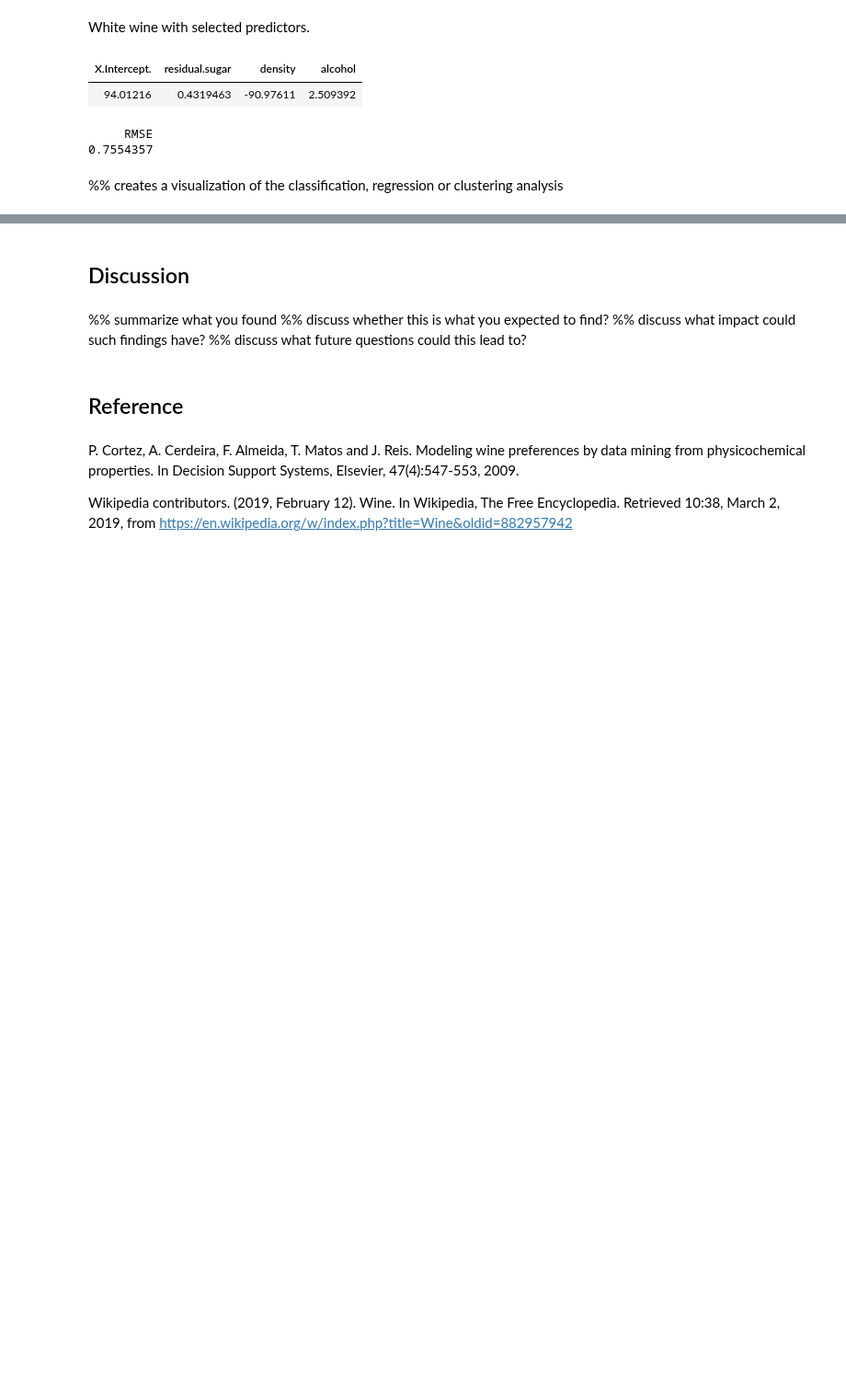
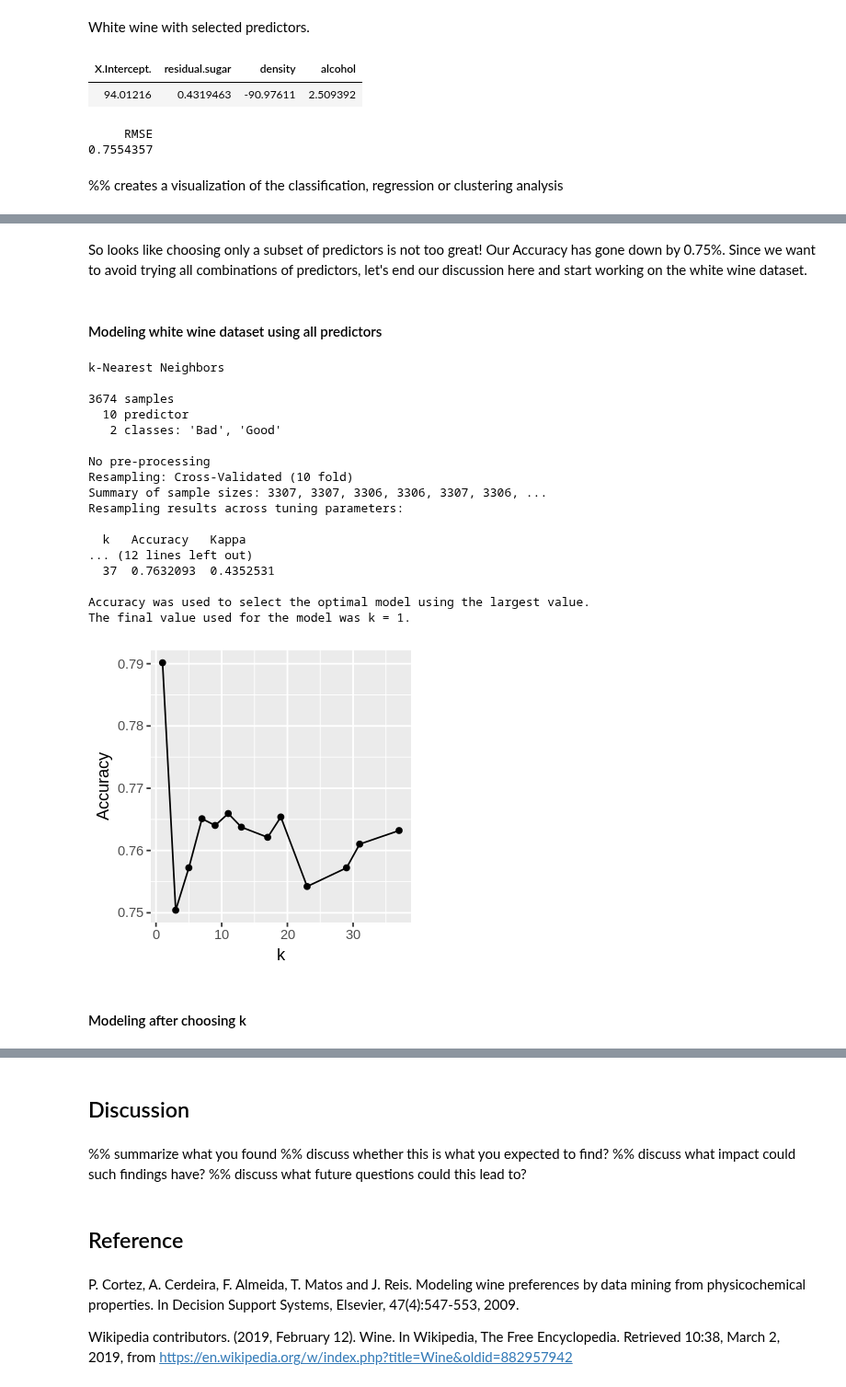
Before and after one commit to ivan-fediaev/DSCI-project, a Jupyter notebook: Project_Template_Latest.ipynb, the cells around one changed output, grey strips where cells are left out. Shown at 92% size. Drawn from its saved outputs; the diff is of its cells as text; code cells hidden in the pictures; blank space fills up the shorter version.

```diff
--- a/Project_Template_Latest.ipynb
+++ b/Project_Template_Latest.ipynb
@@ -1327,0 +1528,9 @@ lm_rmspe_w
+# %%
+k = data.frame(k = 21)
+model_knn <- train(x = red_X_train, y = red_Y_train, method = "knn", tuneGrid = k)
+model_knn
+
+red_Y_test_predicted <- predict(object = model_knn, red_X_test)
+
+model_quality <- confusionMatrix(data = red_Y_test_predicted, reference = red_Y_test)
+model_quality$overall[1]
@@ -1327,0 +1555,59 @@ lm_rmspe_w
+# %% [markdown]
+So looks like choosing only a subset of predictors is not too great! Our Accuracy has gone down by 0.75%. Since we want to avoid trying all combinations of predictors, let's end our discussion here and start working on the white wine dataset.
+# %% [markdown]
+#### Modeling white wine dataset using all predictors
+# %%
+# fixed.acidity, pH
+white_scaled_data <- white_data %>%
+    select(-class) %>% map_df(scale) %>% # scale everything but class
+    mutate(class = white_data$class) # add class back to dataset
+
+# Setting up training and testing Data for Red Wine
+set.seed(1234)
+training_rows_white <- white_scaled_data %>%
+  select(class) %>%
+  unlist() %>% # converts Class from a tibble to a vector
+  createDataPartition(p = 0.75, list = FALSE)
+
+training_set_white <- white_scaled_data %>% slice(training_rows_white)
+testing_set_white <- white_scaled_data %>% slice(-training_rows_white)
+
+white_X_train<-training_set_white %>% select(-class) %>% as.data.frame()
+white_Y_train<-training_set_white %>% select(class) %>% unlist()
+white_X_test<-testing_set_white %>% select(-class) %>% as.data.frame()
+white_Y_test<-testing_set_white %>% select(class) %>% unlist()
+
+# Determining k for knn
+ks <- data.frame(k=c(1,3,5,7,9,11,13,17,19,23,29,31,37))
+train_control <- trainControl(method="cv", number=10)
+set.seed(1234)
+choose_k <- train(x = white_X_train, y = white_Y_train, method = "knn", tuneGrid = ks, trControl = train_control)
+
+choose_k
+options(repr.plot.width = 3, repr.plot.height = 3)
+choose_k_plot <- choose_k$results %>%
+    ggplot(aes(x=k,y=Accuracy)) +
+    geom_point()+
+    geom_line()
+choose_k_plot
+# %% [output]
+k-Nearest Neighbors
+
+3674 samples
+  10 predictor
+   2 classes: 'Bad', 'Good'
+
+No pre-processing
+Resampling: Cross-Validated (10 fold)
+Summary of sample sizes: 3307, 3307, 3306, 3306, 3307, 3306, ...
+Resampling results across tuning parameters:
+
+  k   Accuracy   Kappa
+... (12 lines left out)
+  37  0.7632093  0.4352531
+
+Accuracy was used to select the optimal model using the largest value.
+The final value used for the model was k = 1.
+[figure, added]
+# %% [markdown]
+#### Modeling after choosing k
```
Also changed, not shown: parts of 21 cells of this notebook.
